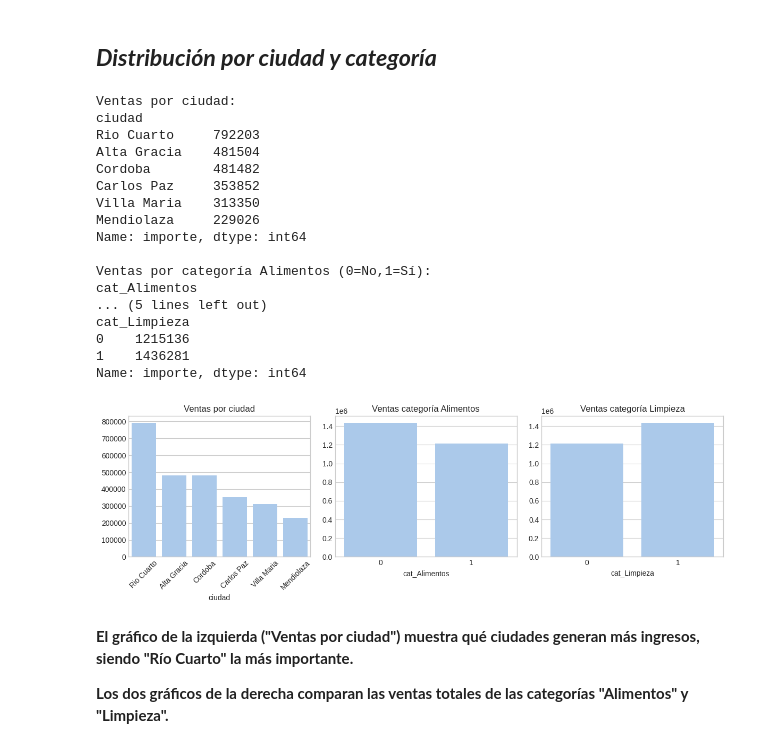
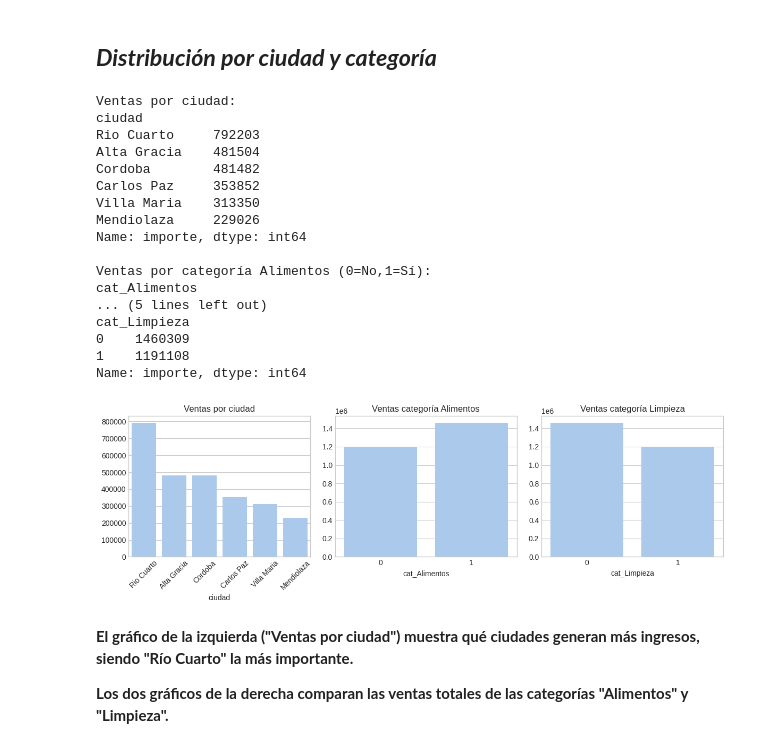
Before and after one commit to YolicLuna/Jos-Yolic-Proyecto_Aurelion, a Jupyter notebook: 2_Analisis_estadistico_descriptivo/Analisis_estadistico_predictivo.ipynb, the cells around one changed output. Saved outputs shown, nothing was run; the diff lists cells and outputs as text; code cells hidden in the pictures.

```diff
--- a/Analisis_estadistico_descriptivo/Analisis_estadistico_predictivo.ipynb
+++ b/2_Analisis_estadistico_descriptivo/Analisis_estadistico_predictivo.ipynb
@@ -48,3 +48,6 @@ print(analisis_relacional.head())
 4  Rio Cuarto  2023-02-18        2
 
 [5 rows x 22 columns]
+# %%
+df = analisis_relacional[['id_venta', 'nombre_producto', 'cantidad', 'precio_unitario_x', 'importe', 'fecha', 'nombre_cliente', 'ciudad', 'fecha_alta', 'cat_Alimentos', 'cat_Limpieza', 'pago_Efectivo', 'pago_Tarjeta', 'pago_Qr', 'pago_Transferencia', 'mes_venta']].copy()
+df
@@ -88,12 +104,12 @@ None
 # Asegurarse que columnas numéricas sean tipo float/int
 cols_numericas = ['cantidad','precio_unitario_x','importe']
 for col in cols_numericas:
-    analisis_relacional[col] = pd.to_numeric(analisis_relacional[col], errors='coerce')
+    df[col] = pd.to_numeric(df[col], errors='coerce')
 
-analisis_relacional = analisis_relacional.dropna(subset=cols_numericas)
+df = df.dropna(subset=cols_numericas)
 
 print("\n📊 Estadísticas descriptivas generales:")
-display(analisis_relacional[cols_numericas].describe())
+display(df[cols_numericas].describe())
 # %% [output]
 📊 Estadísticas descriptivas generales:
 |  | cantidad | precio_unitario_x | importe |
@@ -187,9 +203,9 @@ Name: importe, dtype: int64
 # %% [markdown]
 ## ***Distribución por ciudad y categoría***
 # %%
-ventas_por_ciudad = analisis_relacional.groupby('ciudad')['importe'].sum().sort_values(ascending=False)
-ventas_alimentos = analisis_relacional.groupby('cat_Alimentos')['importe'].sum()
-ventas_limpieza = analisis_relacional.groupby('cat_Limpieza')['importe'].sum()
+ventas_por_ciudad = df.groupby('ciudad')['importe'].sum().sort_values(ascending=False)
+ventas_alimentos = df.groupby('cat_Alimentos')['importe'].sum()
+ventas_limpieza = df.groupby('cat_Limpieza')['importe'].sum()
 
 print("\nVentas por ciudad:")
 print(ventas_por_ciudad)
@@ -203,36 +219,36 @@ plt.subplot(1,3,1)
 sns.barplot(x=ventas_por_ciudad.index, y=ventas_por_ciudad.values)
 plt.xticks(rotation=45)
 plt.title('Ventas por ciudad')
 
 plt.subplot(1,3,2)
 sns.barplot(x=ventas_alimentos.index, y=ventas_alimentos.values)
 plt.title('Ventas categoría Alimentos')
 
 plt.subplot(1,3,3)
 sns.barplot(x=ventas_limpieza.index, y=ventas_limpieza.values)
 plt.title('Ventas categoría Limpieza')
 
 plt.tight_layout()
 plt.show()
 # %% [output]
 Ventas por ciudad:
 ciudad
 Rio Cuarto     792203
 Alta Gracia    481504
 Cordoba        481482
 Carlos Paz     353852
 Villa Maria    313350
 Mendiolaza     229026
 Name: importe, dtype: int64
 
 Ventas por categoría Alimentos (0=No,1=Sí):
 cat_Alimentos
 ... (5 lines left out)
 cat_Limpieza
-0    1215136
-1    1436281
+0    1460309
+1    1191108
 Name: importe, dtype: int64
-[figure, old version]
+[figure, new version]
 # %% [markdown]
 **El gráfico de la izquierda ("Ventas por ciudad") muestra qué ciudades generan más ingresos, siendo "Río Cuarto" la más importante.**
 
```
Also changed, not shown: parts of 11 cells of this notebook, 34 other files.
